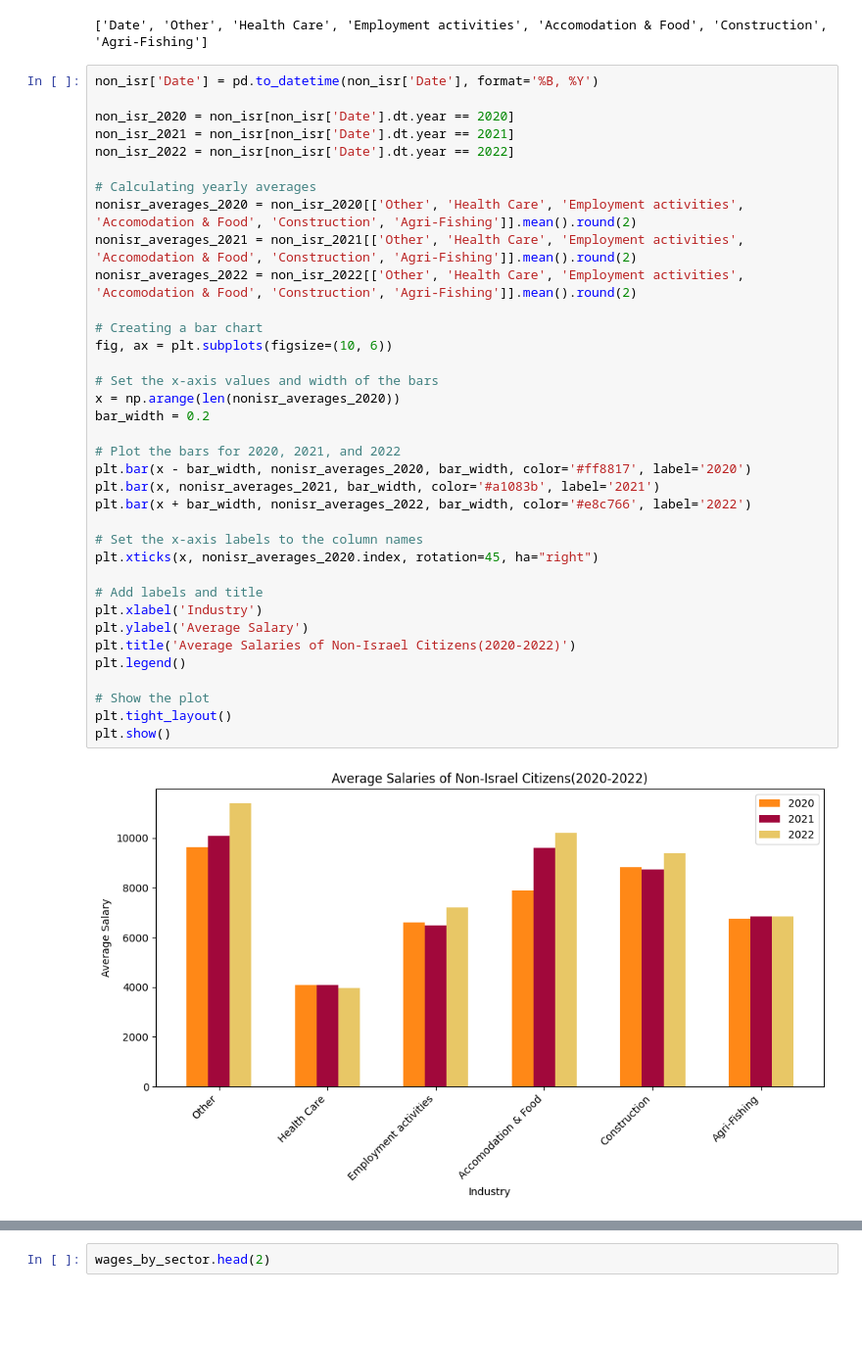
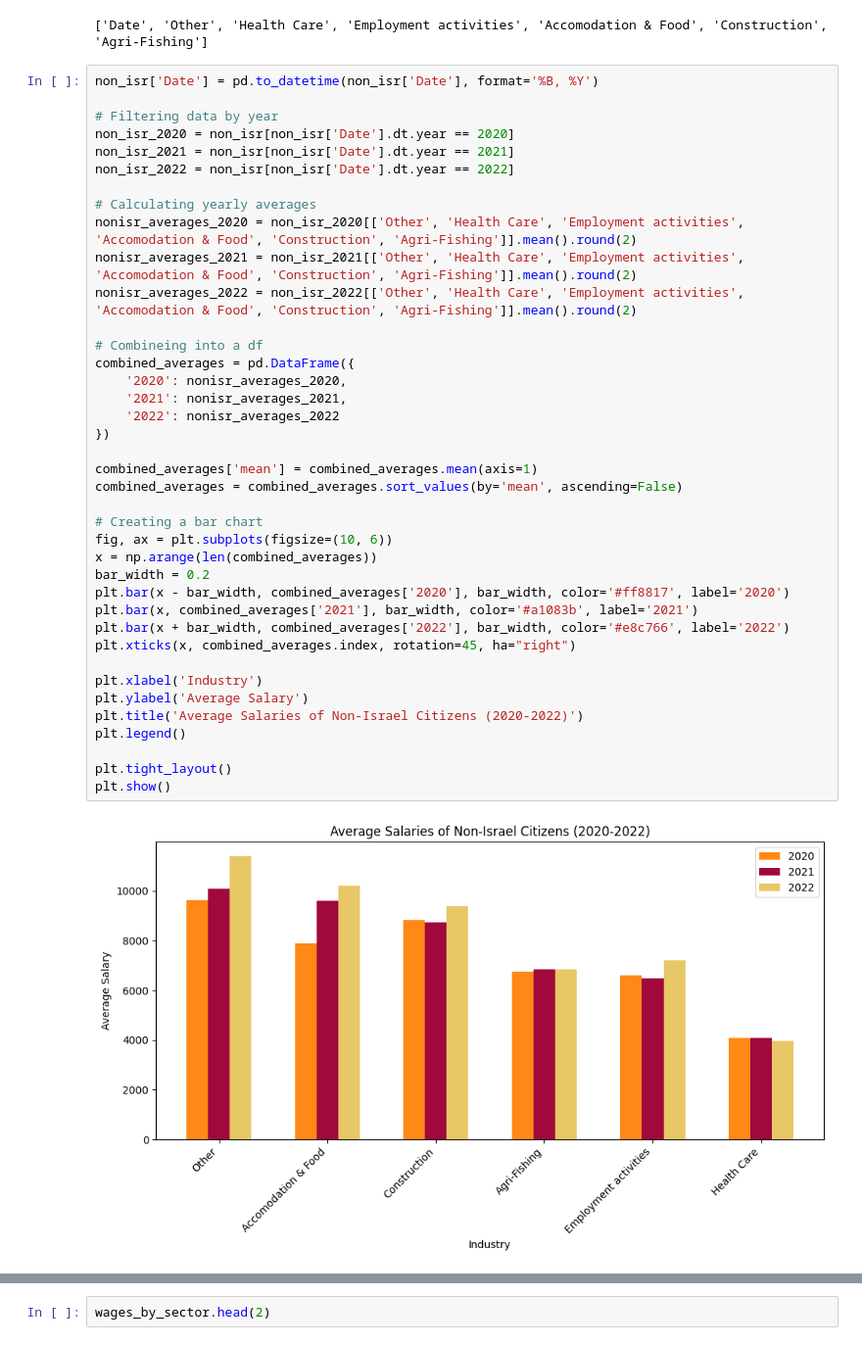
Before and after one commit to LeiaRz/Employment-and-wages-23, a Jupyter notebook: salary_stat_summary.ipynb, the cells around one changed output, grey strips where cells are left out. Shown at 98% size. Saved outputs shown, nothing was run; the diff lists cells and outputs as text; blank space fills up the shorter version.

```diff
--- a/salary_stat_summary.ipynb
+++ b/salary_stat_summary.ipynb
@@ -186,38 +186,41 @@ print(non_isr.columns.tolist())
 # %%
 non_isr['Date'] = pd.to_datetime(non_isr['Date'], format='%B, %Y')
 
+# Filtering data by year
 non_isr_2020 = non_isr[non_isr['Date'].dt.year == 2020]
 non_isr_2021 = non_isr[non_isr['Date'].dt.year == 2021]
 non_isr_2022 = non_isr[non_isr['Date'].dt.year == 2022]
 
 # Calculating yearly averages
 nonisr_averages_2020 = non_isr_2020[['Other', 'Health Care', 'Employment activities', 'Accomodation & Food', 'Construction', 'Agri-Fishing']].mean().round(2)
 nonisr_averages_2021 = non_isr_2021[['Other', 'Health Care', 'Employment activities', 'Accomodation & Food', 'Construction', 'Agri-Fishing']].mean().round(2)
 nonisr_averages_2022 = non_isr_2022[['Other', 'Health Care', 'Employment activities', 'Accomodation & Food', 'Construction', 'Agri-Fishing']].mean().round(2)
 
+# Combineing into a df
+combined_averages = pd.DataFrame({
+    '2020': nonisr_averages_2020,
+    '2021': nonisr_averages_2021,
+    '2022': nonisr_averages_2022
+})
+
+combined_averages['mean'] = combined_averages.mean(axis=1)
+combined_averages = combined_averages.sort_values(by='mean', ascending=False)
+
 # Creating a bar chart
 fig, ax = plt.subplots(figsize=(10, 6))
+x = np.arange(len(combined_averages))
+bar_width = 0.2
+plt.bar(x - bar_width, combined_averages['2020'], bar_width, color='#ff8817', label='2020')
+plt.bar(x, combined_averages['2021'], bar_width, color='#a1083b', label='2021')
+plt.bar(x + bar_width, combined_averages['2022'], bar_width, color='#e8c766', label='2022')
+plt.xticks(x, combined_averages.index, rotation=45, ha="right")
 
-# Set the x-axis values and width of the bars
-x = np.arange(len(nonisr_averages_2020))
-bar_width = 0.2
-
-# Plot the bars for 2020, 2021, and 2022
-plt.bar(x - bar_width, nonisr_averages_2020, bar_width, color='#ff8817', label='2020')
-plt.bar(x, nonisr_averages_2021, bar_width, color='#a1083b', label='2021')
-plt.bar(x + bar_width, nonisr_averages_2022, bar_width, color='#e8c766', label='2022')
-
-# Set the x-axis labels to the column names
-plt.xticks(x, nonisr_averages_2020.index, rotation=45, ha="right")
-
-# Add labels and title
 plt.xlabel('Industry')
 plt.ylabel('Average Salary')
-plt.title('Average Salaries of Non-Israel Citizens(2020-2022)')
+plt.title('Average Salaries of Non-Israel Citizens (2020-2022)')
 plt.legend()
 
-# Show the plot
 plt.tight_layout()
 plt.show()
 # %% [output]
-[figure, old version]
+[figure, new version]
```
Also changed, not shown: parts of 18 cells of this notebook.
